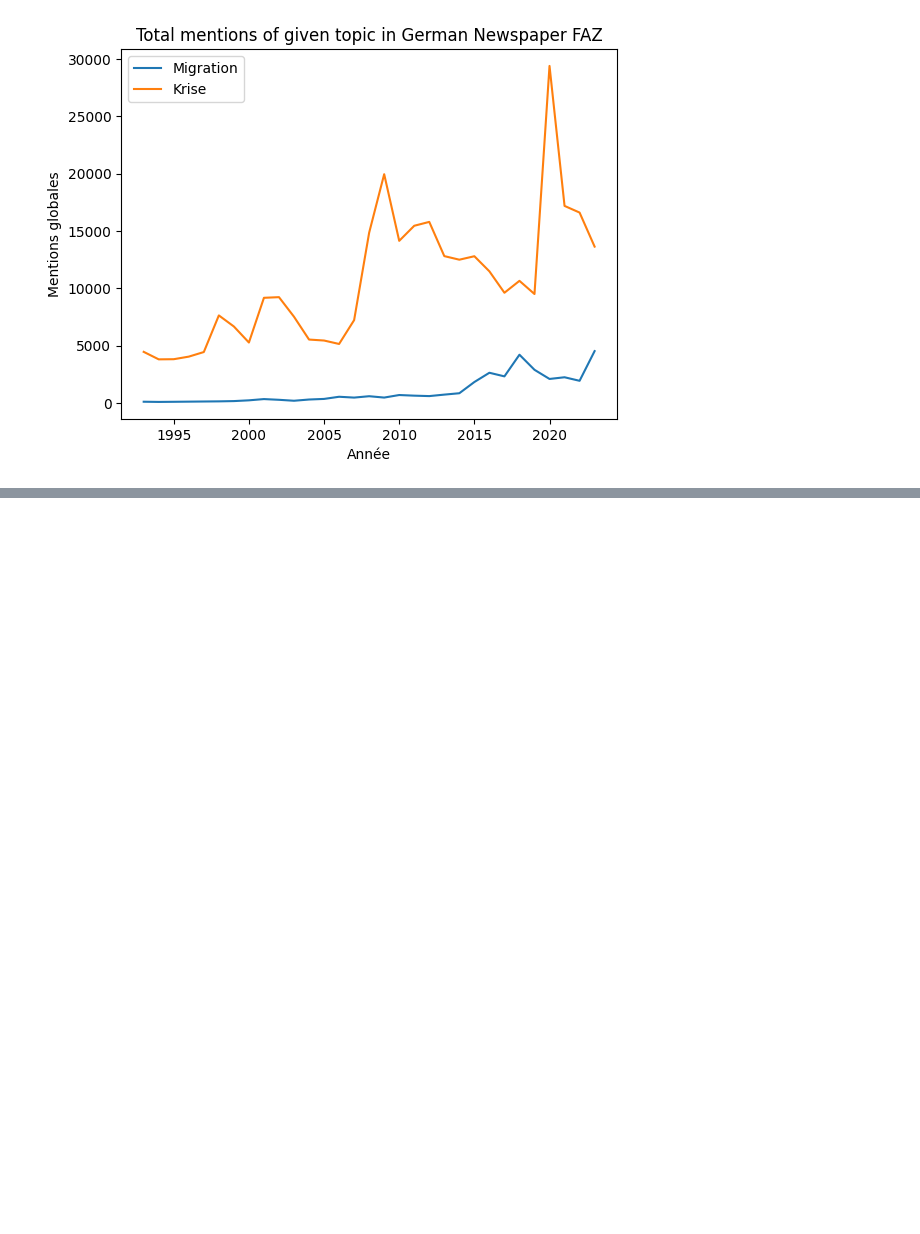
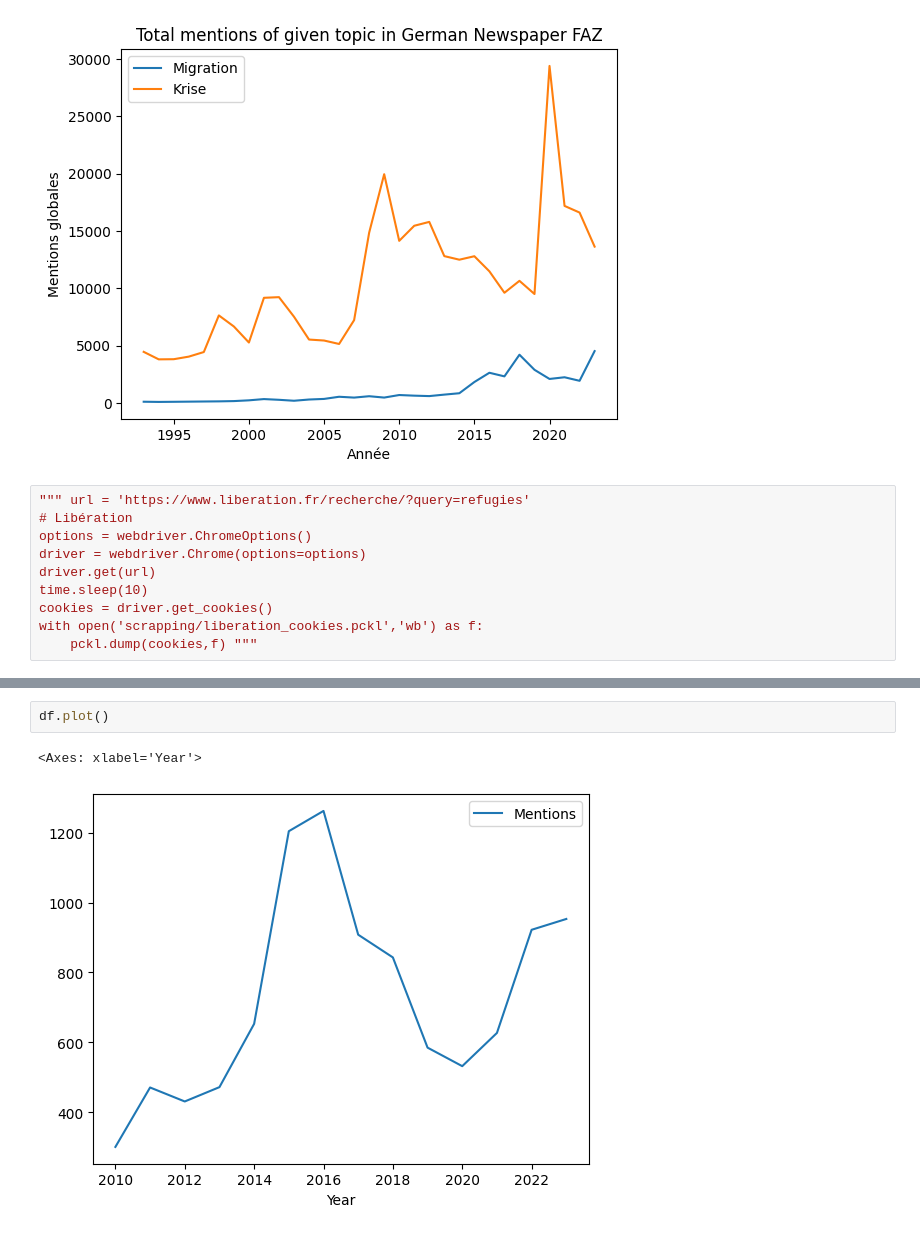
Before and after one commit to atg205/VoteMax, a Jupyter notebook: FinancementAllemagne.ipynb, the cells around one changed output, grey strips where cells are left out. Cells and saved outputs as stored; diff of their text form; blank space fills up the shorter version.

Commit message:
liberation

```diff
--- a/FinancementAllemagne.ipynb
+++ b/FinancementAllemagne.ipynb
@@ -368,3 +363,13 @@ plt.title('Total mentions of given topic in German Newspaper FAZ')
 # %% [output]
 Text(0.5, 1.0, 'Total mentions of given topic in German Newspaper FAZ')
 [figure]
+# %%
+""" url = 'https://www.liberation.fr/recherche/?query=refugies'
+# Libération
+options = webdriver.ChromeOptions()
+driver = webdriver.Chrome(options=options)
+driver.get(url)
+time.sleep(10)
+cookies = driver.get_cookies()
+with open('scrapping/liberation_cookies.pckl','wb') as f:
+    pckl.dump(cookies,f) """
@@ -370,0 +461,5 @@ Text(0.5, 1.0, 'Total mentions of given topic in German Newspaper FAZ')
+# %%
+df.plot()
+# %% [output]
+<Axes: xlabel='Year'>
+[figure, added]
```
Also changed, not shown: parts of 8 cells of this notebook, 1 other file.
